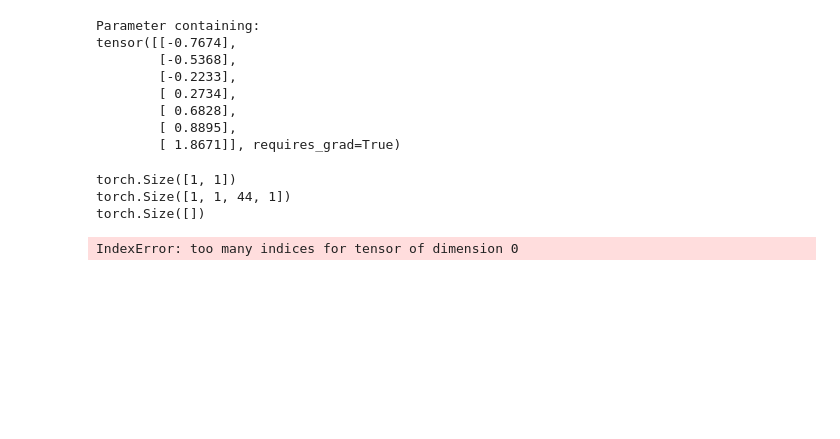
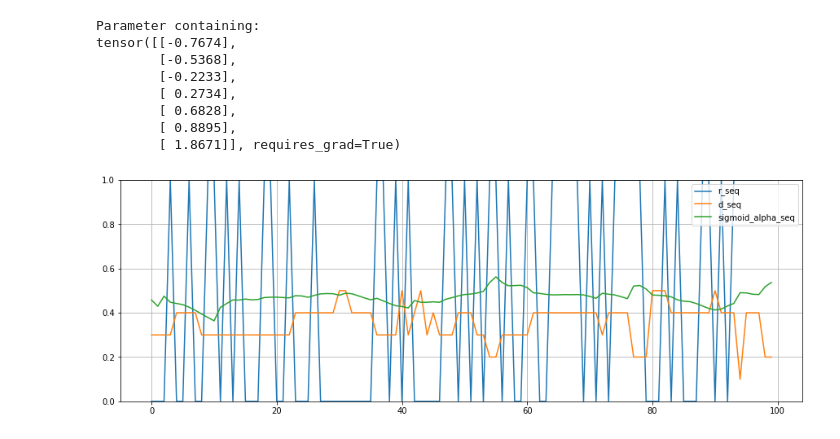
Before and after one commit to Wonriedu/ai-user-modeling, a Jupyter notebook: result_analysis (_20220615_00).ipynb, the cells around one changed output. Saved outputs shown, nothing was run; the diff lists cells and outputs as text; code cells hidden in the pictures; blank space fills up the shorter version.

```diff
--- a/result_analysis (_20220615_00).ipynb
+++ b/result_analysis (_20220615_00).ipynb
@@ -330,11 +325,0 @@ simulator = UserSimulator(model)
-# %%
-alpha_seq, h_seq, C1_seq, C2_seq = simulator.simulate(
-    LongTensor(c1_seq),
-    LongTensor(c2_seq),
-    LongTensor(d_seq),
-)
-# %% [output]
-torch.Size([1, 1])
-torch.Size([1, 1, 44, 1])
-torch.Size([])
-IndexError: too many indices for tensor of dimension 0
@@ -340,0 +330,22 @@ IndexError: too many indices for tensor of dimension 0
+# %%
+alpha_seq, h_seq, C1_seq, C2_seq = simulator.simulate(
+    LongTensor(c1_seq),
+    LongTensor(c2_seq),
+    LongTensor(d_seq),
+)
+
+sigmoid_alpha_seq = torch.sigmoid(alpha_seq).detach().cpu().numpy()[0]
+# %%
+plt.figure(figsize=[15, 5], facecolor="white")
+plt.plot(r_seq[0], label="r_seq")
+plt.plot((d_seq[0] + 1) / 10, label="d_seq")
+plt.plot(sigmoid_alpha_seq, label="sigmoid_alpha_seq")
+# plt.plot(sigmoid_alpha_beta_seq, label="sigmoid_alpha_beta_seq")
+# plt.plot(sigmoid_alpha_beta_gamma_seq, label="sigmoid_alpha_beta_gamma_seq")
+# plt.plot(r_seq_ma, label="r_seq_ma")
+plt.grid()
+plt.ylim(0, 1)
+plt.legend()
+plt.show()
+# %% [output]
+[figure, added]
```
Also changed, not shown: parts of 3 cells of this notebook, 6 other files.
